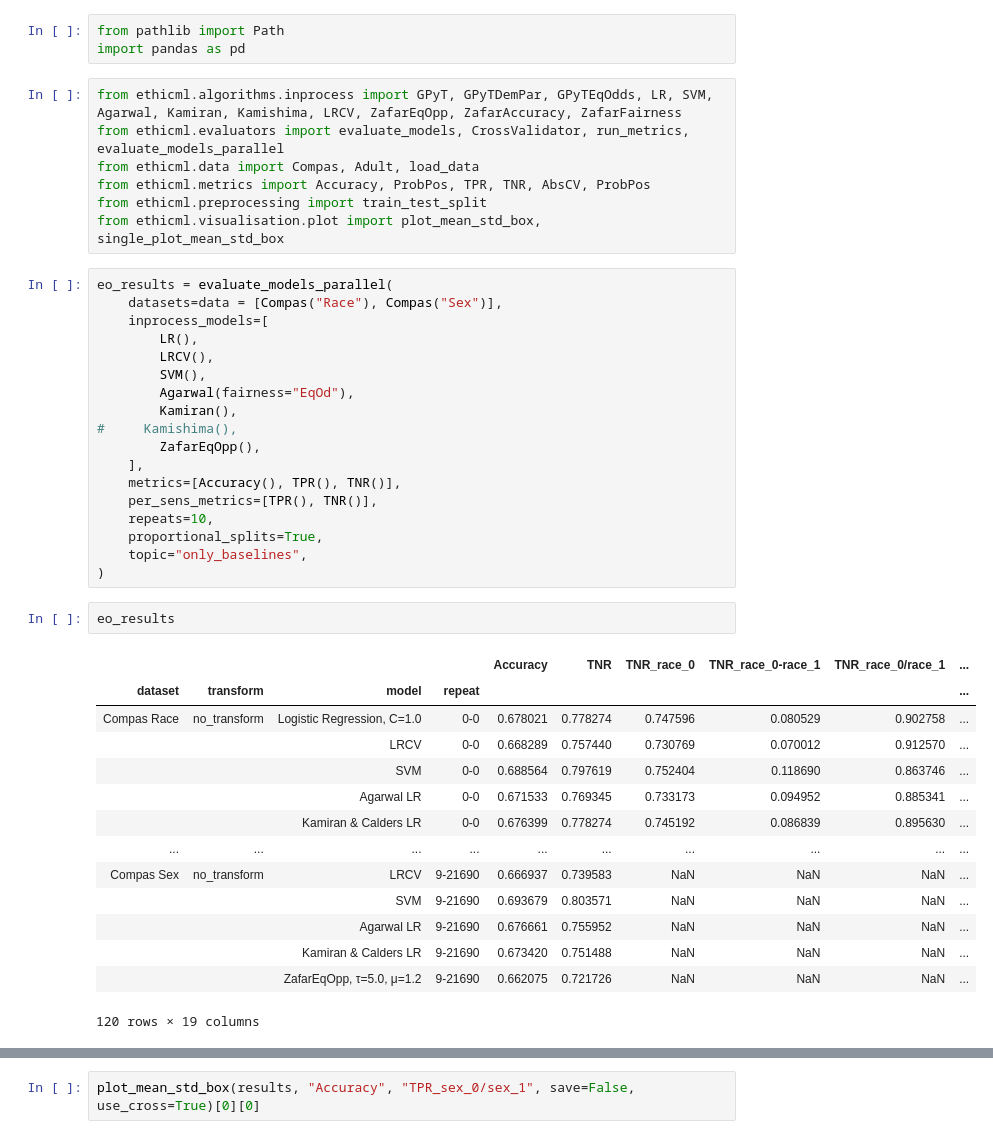
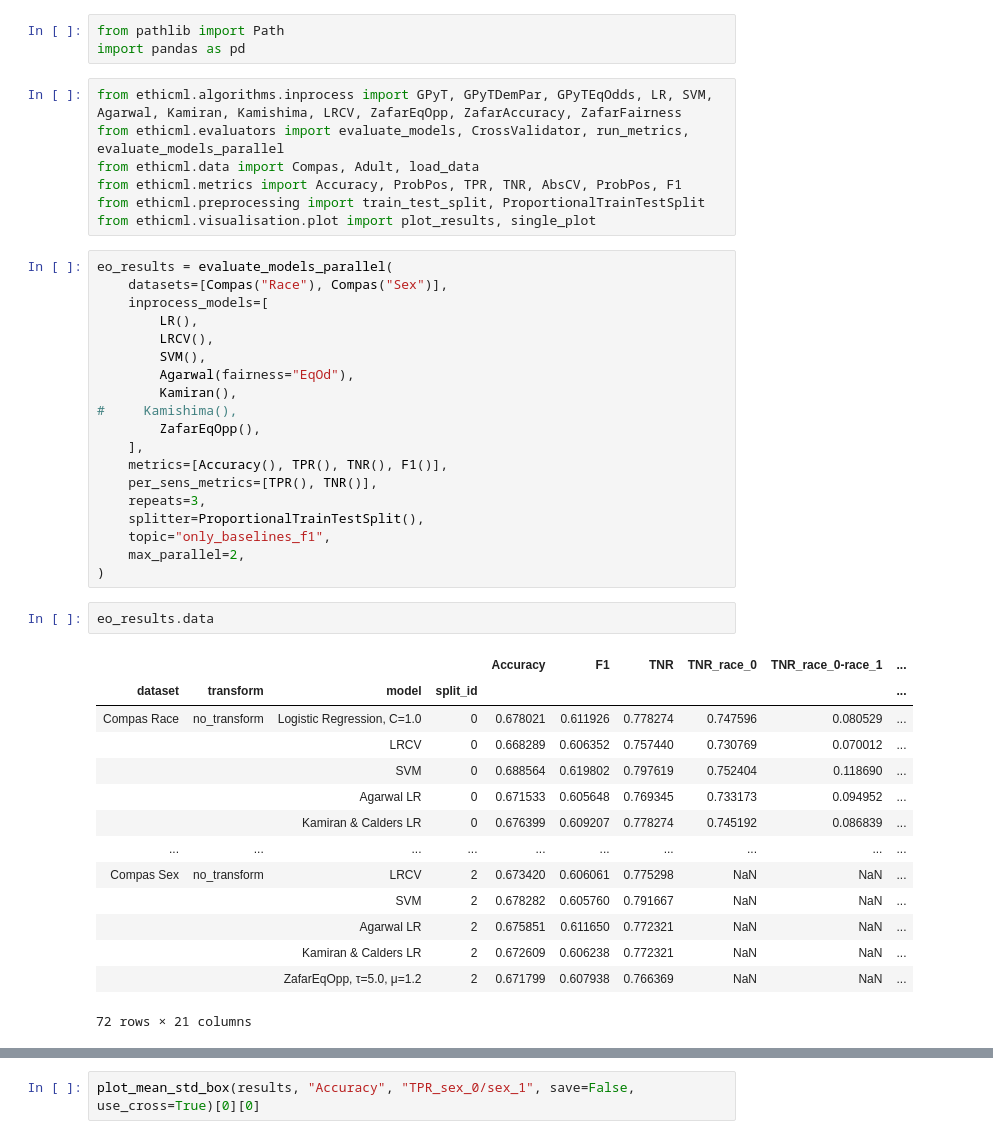
Before and after one commit to wearepal/ethicml-models, a Jupyter notebook: experiments/baselines.ipynb, the cells around one changed output, grey strips where cells are left out. Saved outputs shown, nothing was run; the diff lists cells and outputs as text.

```diff
--- a/experiments/baselines.ipynb
+++ b/experiments/baselines.ipynb
@@ -5,12 +5,12 @@ import pandas as pd
 from ethicml.algorithms.inprocess import GPyT, GPyTDemPar, GPyTEqOdds, LR, SVM, Agarwal, Kamiran, Kamishima, LRCV, ZafarEqOpp, ZafarAccuracy, ZafarFairness
 from ethicml.evaluators import evaluate_models, CrossValidator, run_metrics, evaluate_models_parallel
 from ethicml.data import Compas, Adult, load_data
-from ethicml.metrics import Accuracy, ProbPos, TPR, TNR, AbsCV, ProbPos
-from ethicml.preprocessing import train_test_split
-from ethicml.visualisation.plot import plot_mean_std_box, single_plot_mean_std_box
+from ethicml.metrics import Accuracy, ProbPos, TPR, TNR, AbsCV, ProbPos, F1
+from ethicml.preprocessing import train_test_split, ProportionalTrainTestSplit
+from ethicml.visualisation.plot import plot_results, single_plot
 # %%
 eo_results = evaluate_models_parallel(
-    datasets=data = [Compas("Race"), Compas("Sex")],
+    datasets=[Compas("Race"), Compas("Sex")],
     inprocess_models=[
         LR(),
         LRCV(),
@@ -20,29 +20,30 @@ eo_results = evaluate_models_parallel(
 #     Kamishima(),
         ZafarEqOpp(),
     ],
-    metrics=[Accuracy(), TPR(), TNR()],
+    metrics=[Accuracy(), TPR(), TNR(), F1()],
     per_sens_metrics=[TPR(), TNR()],
-    repeats=10,
-    proportional_splits=True,
-    topic="only_baselines",
+    repeats=3,
+    splitter=ProportionalTrainTestSplit(),
+    topic="only_baselines_f1",
+    max_parallel=2,
 )
 # %%
-eo_results
+eo_results.data
 # %% [output]
-|  |  |  |  | Accuracy | TNR | TNR_race_0 | TNR_race_0-race_1 | TNR_race_0/race_1 | ... |
-| dataset | transform | model | repeat |  |  |  |  |  | ... |
-| Compas Race | no_transform | Logistic Regression, C=1.0 | 0-0 | 0.678021 | 0.778274 | 0.747596 | 0.080529 | 0.902758 | ... |
-|  |  | LRCV | 0-0 | 0.668289 | 0.757440 | 0.730769 | 0.070012 | 0.912570 | ... |
-|  |  | SVM | 0-0 | 0.688564 | 0.797619 | 0.752404 | 0.118690 | 0.863746 | ... |
-|  |  | Agarwal LR | 0-0 | 0.671533 | 0.769345 | 0.733173 | 0.094952 | 0.885341 | ... |
-|  |  | Kamiran & Calders LR | 0-0 | 0.676399 | 0.778274 | 0.745192 | 0.086839 | 0.895630 | ... |
+|  |  |  |  | Accuracy | F1 | TNR | TNR_race_0 | TNR_race_0-race_1 | ... |
+| dataset | transform | model | split_id |  |  |  |  |  | ... |
+| Compas Race | no_transform | Logistic Regression, C=1.0 | 0 | 0.678021 | 0.611926 | 0.778274 | 0.747596 | 0.080529 | ... |
+|  |  | LRCV | 0 | 0.668289 | 0.606352 | 0.757440 | 0.730769 | 0.070012 | ... |
+|  |  | SVM | 0 | 0.688564 | 0.619802 | 0.797619 | 0.752404 | 0.118690 | ... |
+|  |  | Agarwal LR | 0 | 0.671533 | 0.605648 | 0.769345 | 0.733173 | 0.094952 | ... |
+|  |  | Kamiran & Calders LR | 0 | 0.676399 | 0.609207 | 0.778274 | 0.745192 | 0.086839 | ... |
 | ... | ... | ... | ... | ... | ... | ... | ... | ... | ... |
-| Compas Sex | no_transform | LRCV | 9-21690 | 0.666937 | 0.739583 | NaN | NaN | NaN | ... |
-|  |  | SVM | 9-21690 | 0.693679 | 0.803571 | NaN | NaN | NaN | ... |
-|  |  | Agarwal LR | 9-21690 | 0.676661 | 0.755952 | NaN | NaN | NaN | ... |
-|  |  | Kamiran & Calders LR | 9-21690 | 0.673420 | 0.751488 | NaN | NaN | NaN | ... |
-|  |  | ZafarEqOpp, τ=5.0, μ=1.2 | 9-21690 | 0.662075 | 0.721726 | NaN | NaN | NaN | ... |
+| Compas Sex | no_transform | LRCV | 2 | 0.673420 | 0.606061 | 0.775298 | NaN | NaN | ... |
+|  |  | SVM | 2 | 0.678282 | 0.605760 | 0.791667 | NaN | NaN | ... |
+|  |  | Agarwal LR | 2 | 0.675851 | 0.611650 | 0.772321 | NaN | NaN | ... |
+|  |  | Kamiran & Calders LR | 2 | 0.672609 | 0.606238 | 0.772321 | NaN | NaN | ... |
+|  |  | ZafarEqOpp, τ=5.0, μ=1.2 | 2 | 0.671799 | 0.607938 | 0.766369 | NaN | NaN | ... |
-120 rows × 19 columns
+72 rows × 21 columns
 # %%
 # results = pd.read_csv("results/Compas Race_no_transform.csv").set_index(["dataset", "transform", "model", "repeat"])
 
```
Also changed, not shown: parts of 8 cells of this notebook, 19 other files.
